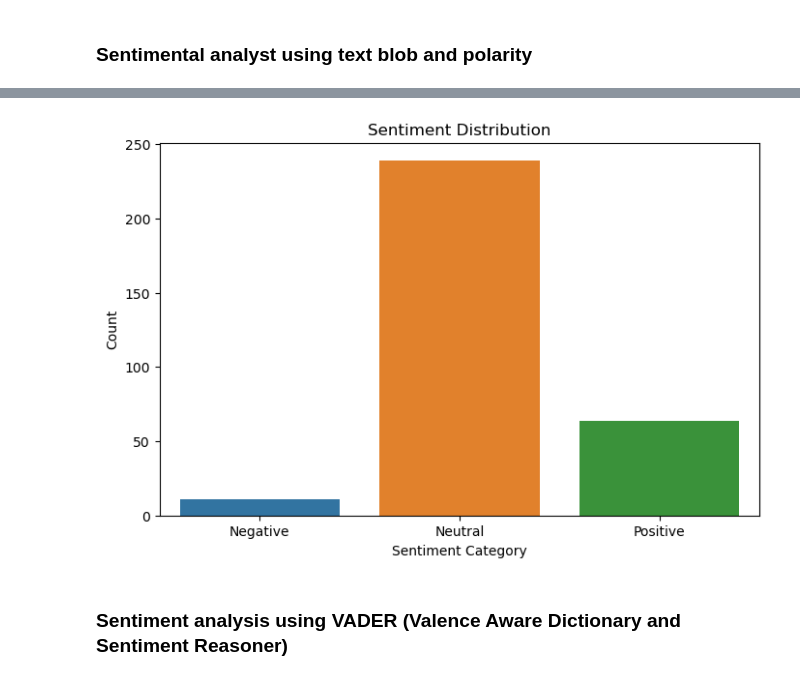
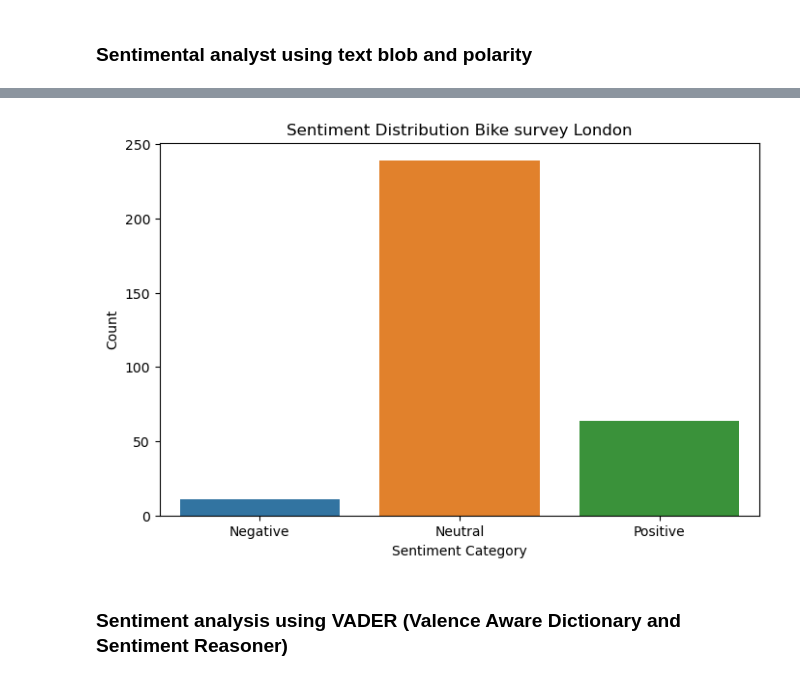
Before and after one commit to Paolacrir/CA2_2023, a Jupyter notebook: Sentimental analyst.ipynb, the cells around one changed output, grey strips where cells are left out. Cells and saved outputs as stored; diff of their text form; code cells hidden in the pictures.

Commit message:
Update Sentimental analyst.ipynb
Correction textblob model

```diff
--- a/Sentimental analyst.ipynb
+++ b/Sentimental analyst.ipynb
@@ -30,19 +53,19 @@ bike_survey_london['Sentiment_Category'] = pd.cut(bike_survey_london['Sentiment_
 # %%
 import matplotlib.pyplot as plt
 import seaborn as sns
 
 # Count the occurrences of each sentiment category
 sentiment_counts = bike_survey_london['Sentiment_Category'].value_counts()
 
 # Plot the distribution
 plt.figure(figsize=(8, 5))
 sns.barplot(x=sentiment_counts.index, y=sentiment_counts.values)
-plt.title('Sentiment Distribution')
+plt.title('Sentiment Distribution Bike survey London')
 plt.xlabel('Sentiment Category')
 plt.ylabel('Count')
 plt.show()
 # %% [output]
-[figure, old version]
+[figure, new version]
 # %% [markdown]
 ### Sentiment analysis using VADER (Valence Aware Dictionary and Sentiment Reasoner)
 # %%
```
Also changed, not shown: parts of 4 cells of this notebook.
